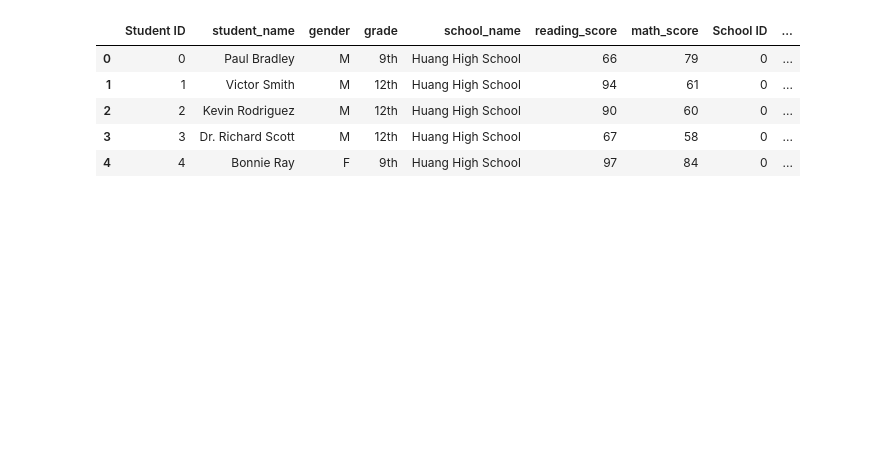
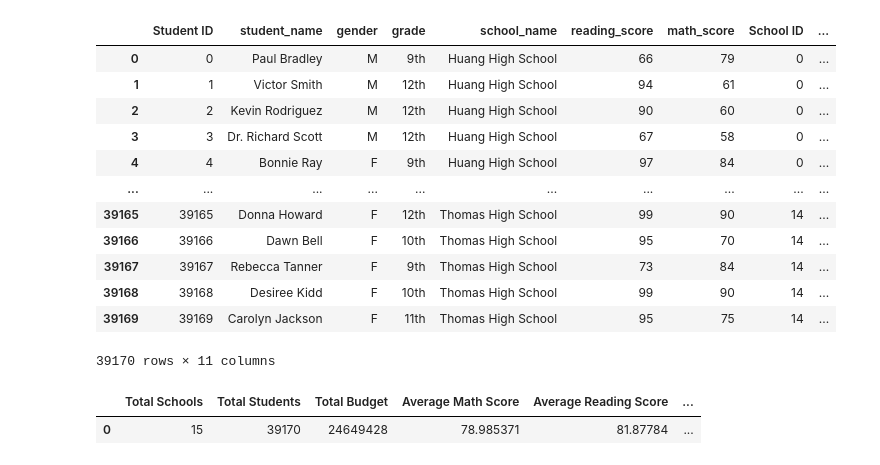
Before and after one commit to zeeshan031995/Panda_Homework, a Jupyter notebook: PyCity/PyCity.ipynb, the cells around one changed output. Saved outputs shown, nothing was run; the diff lists cells and outputs as text; code cells hidden in the pictures; blank space fills up the shorter version.

```diff
--- a/PyCity/PyCity.ipynb
+++ b/PyCity/PyCity.ipynb
@@ -1,45 +1,63 @@
 # %%
 # Dependencies and Setup
 import pandas as pd
 
 # File to Load (Remember to Change These)
 school_data_to_load = "Resources/schools_complete.csv"
 student_data_to_load = "Resources/students_complete.csv"
 
 # Read School and Student Data File and store into Pandas DataFrames
 school_data = pd.read_csv(school_data_to_load)
 student_data = pd.read_csv(student_data_to_load)
 
 # Combine the data into a single dataset.
 school_data_complete = pd.merge(student_data, school_data, how="left", on=["school_name", "school_name"])
 
-school_data_complete.head()
+school_data_complete
 # %% [output]
 |  | Student ID | student_name | gender | grade | school_name | reading_score | math_score | School ID | ... |
 | 0 | 0 | Paul Bradley | M | 9th | Huang High School | 66 | 79 | 0 | ... |
 | 1 | 1 | Victor Smith | M | 12th | Huang High School | 94 | 61 | 0 | ... |
 | 2 | 2 | Kevin Rodriguez | M | 12th | Huang High School | 90 | 60 | 0 | ... |
 | 3 | 3 | Dr. Richard Scott | M | 12th | Huang High School | 67 | 58 | 0 | ... |
 | 4 | 4 | Bonnie Ray | F | 9th | Huang High School | 97 | 84 | 0 | ... |
+| ... | ... | ... | ... | ... | ... | ... | ... | ... | ... |
+| 39165 | 39165 | Donna Howard | F | 12th | Thomas High School | 99 | 90 | 14 | ... |
+| 39166 | 39166 | Dawn Bell | F | 10th | Thomas High School | 95 | 70 | 14 | ... |
+| 39167 | 39167 | Rebecca Tanner | F | 9th | Thomas High School | 73 | 84 | 14 | ... |
+| 39168 | 39168 | Desiree Kidd | F | 10th | Thomas High School | 99 | 90 | 14 | ... |
+| 39169 | 39169 | Carolyn Jackson | F | 11th | Thomas High School | 95 | 75 | 14 | ... |
+39170 rows × 11 columns
 # %%
-total_schools
-total_students
-total_budget
-average_math
-average_reading
+total_schools = len(school_data_complete["school_name"].unique())
+total_students = school_data_complete["Student ID"].count()
+total_budget = school_data["budget"].sum()
+average_math = round(school_data_complete["math_score"].mean(),6)
+average_reading = round(school_data_complete["reading_score"].mean(),5)
 
-student_passing_math
-percent_passing_math
+student_passing_math =school_data_complete.loc[school_data_complete["math_score"]> 70,:].count()["student_name"]
+percent_passing_math = student_passing_math/float(total_students)*100
 
-student_passing_reading
-percent_passing_reading
+student_passing_reading = school_data_complete.loc[school_data_complete["reading_score"]> 70,:].count()["student_name"]
+percent_passing_reading = student_passing_reading/float(total_students)*100
 
-overall_passing_rate
+overall_passing_rate = round((percent_passing_math + percent_passing_reading)/2)
 
-summary_Data = pd.DataFrame({"Total School":total_schools, "Total Students":total_students,
-                            "Total Budget":total_budget, "Average Match Score":average_math,
-                            "Average Reading Scoe":average_reading, "Percent Passing Math":
-                            percent_passing_math, "Percent Passing Reading":percent_passing_reading,
-                            "Percent Overall Passing Rate":overall_passing_rate"})
+summary_Data = pd.DataFrame({"Total Schools":[total_schools],
+                             "Total Students":[total_students],
+                             "Total Budget":[total_budget],
+                             "Average Math Score":[average_math],
+                             "Average Reading Score":[average_reading],
+                             "Percent Passing Math":[percent_passing_math],
+                             "Percent Passing Reading":[percent_passing_reading],
+                             "Percent Overall Passing Rate":[overall_passing_rate]})
 
-District_summary = pd.DataFrame
+
+District_summary = pd.DataFrame(summary_Data,columns=["Total Schools", "Total Students", "Total Budget", "Average Math Score",
+                                                        "Average Reading Score", "Percent Passing Math", "Percent Passing Reading",
+                                                        "Percent Overall Passing Rate"])
+
+District_summary
+# %% [output]
+|  | Total Schools | Total Students | Total Budget | Average Math Score | Average Reading Score | ... |
+| 0 | 15 | 39170 | 24649428 | 78.985371 | 81.87784 | ... |
```
Also changed, not shown: parts of 8 cells of this notebook, 1 other file.
